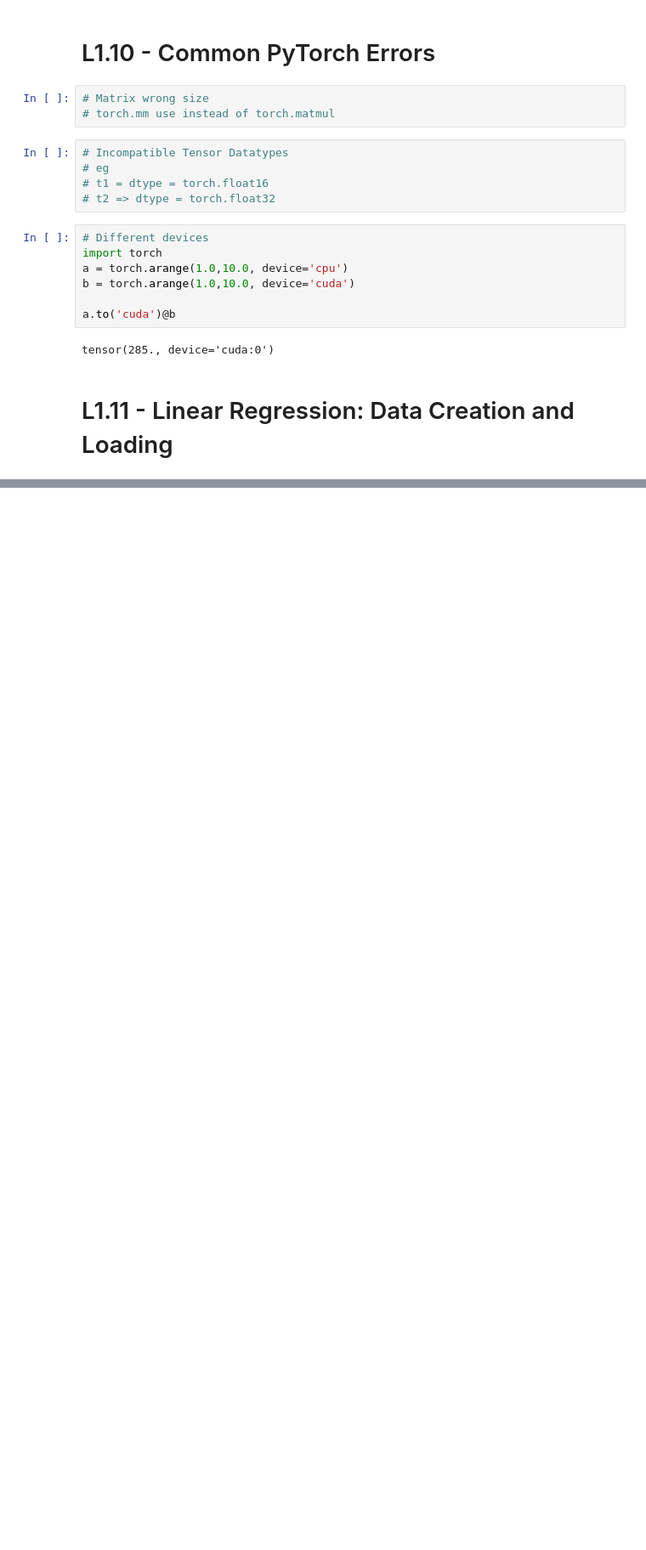
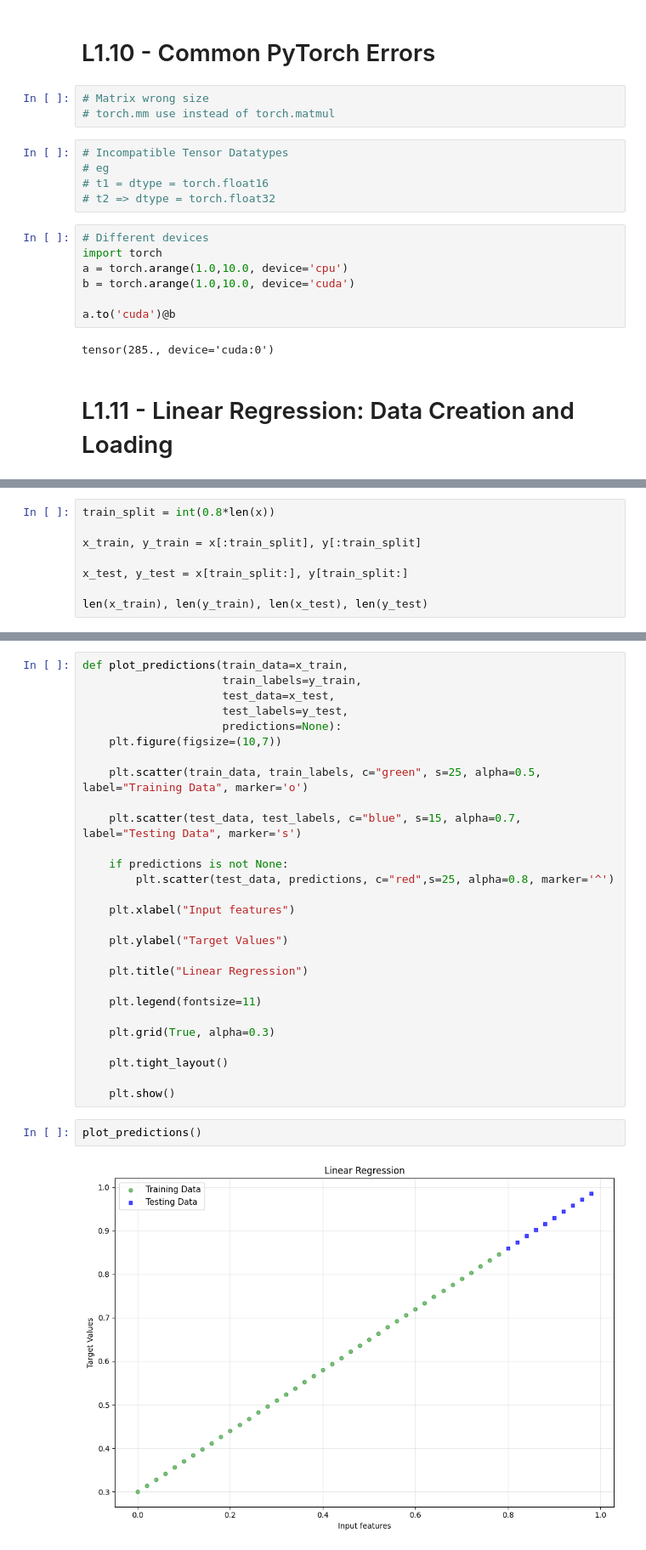
Before and after one commit to siddhartha12/IITM_DL_GenAI_Notes, a Jupyter notebook: DL GenAI Week 1.ipynb, the cells around one changed output, grey strips where cells are left out. Shown: that part at 85% size. Saved outputs shown, nothing was run; the diff lists cells and outputs as text; blank space fills up the shorter version.

```diff
--- a/DL GenAI Week 1.ipynb
+++ b/DL GenAI Week 1.ipynb
@@ -585,0 +608,8 @@ tensor(285., device='cuda:0')
+# %%
+train_split = int(0.8*len(x))
+
+x_train, y_train = x[:train_split], y[:train_split]
+
+x_test, y_test = x[train_split:], y[train_split:]
+
+len(x_train), len(y_train), len(x_test), len(y_test)
@@ -585,0 +663,32 @@ tensor(285., device='cuda:0')
+# %%
+def plot_predictions(train_data=x_train,
+                     train_labels=y_train,
+                     test_data=x_test,
+                     test_labels=y_test,
+                     predictions=None):
+    plt.figure(figsize=(10,7))
+
+    plt.scatter(train_data, train_labels, c="green", s=25, alpha=0.5, label="Training Data", marker='o')
+
+    plt.scatter(test_data, test_labels, c="blue", s=15, alpha=0.7, label="Testing Data", marker='s')
+
+    if predictions is not None:
+        plt.scatter(test_data, predictions, c="red",s=25, alpha=0.8, marker='^')
+
+    plt.xlabel("Input features")
+
+    plt.ylabel("Target Values")
+
+    plt.title("Linear Regression")
+
+    plt.legend(fontsize=11)
+
+    plt.grid(True, alpha=0.3)
+
+    plt.tight_layout()
+
+    plt.show()
+# %%
+plot_predictions()
+# %% [output]
+[figure, added]
```
Also changed, not shown: parts of 40 cells of this notebook, 2 other files.
